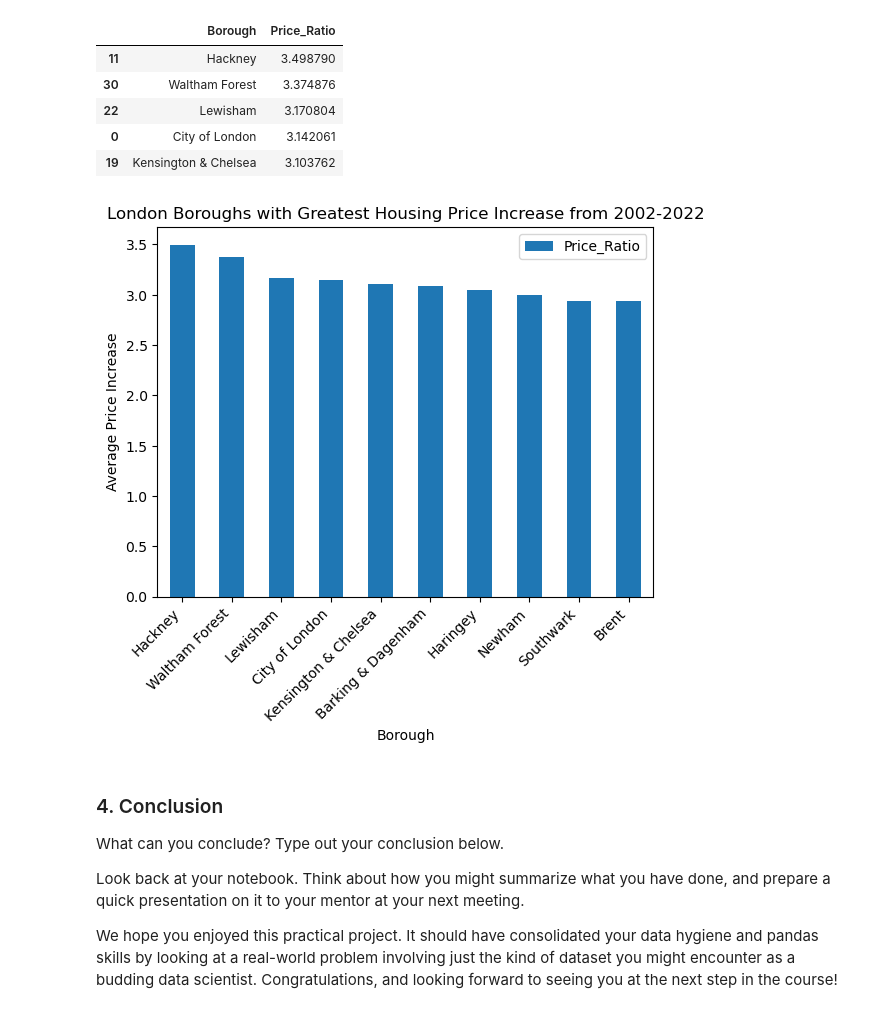
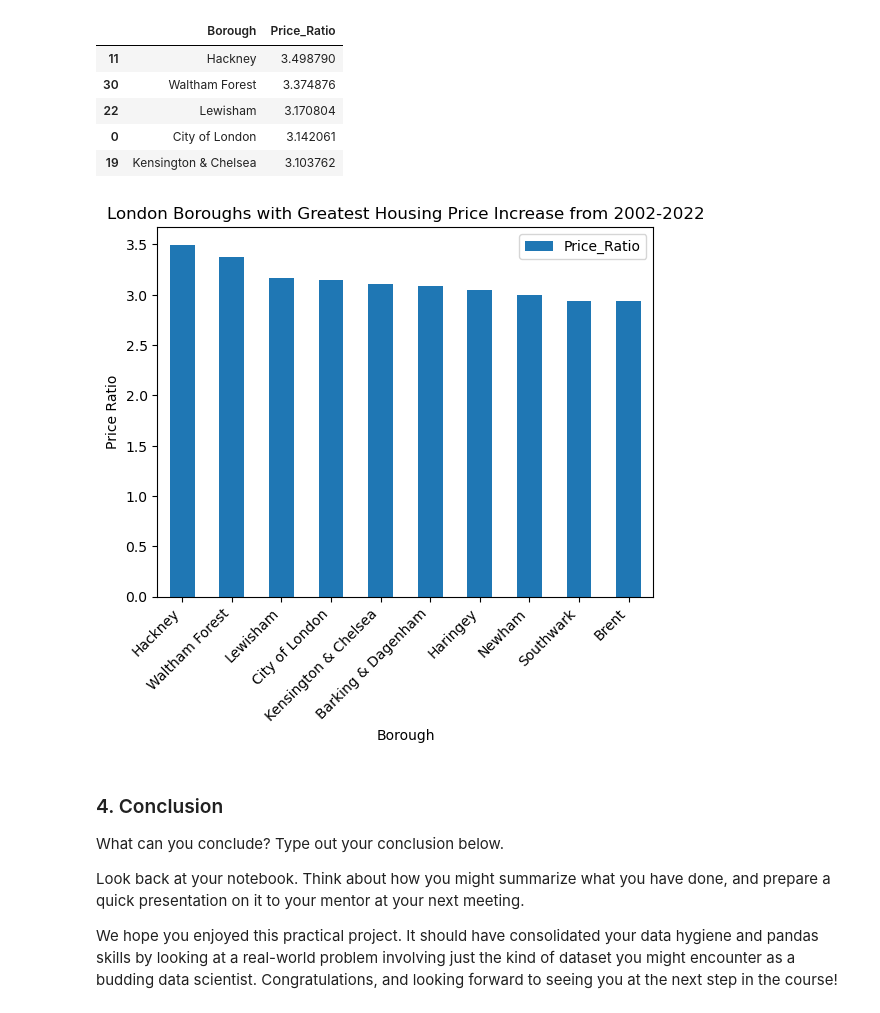
Before and after one commit to KimSB80/Springboard-Case-Studies, a Jupyter notebook: Unit4Challenge-Tier3.ipynb, the cells around one changed output. Saved outputs shown, nothing was run; the diff lists cells and outputs as text; code cells hidden in the pictures.

```diff
--- a/Unit4Challenge-Tier3.ipynb
+++ b/Unit4Challenge-Tier3.ipynb
@@ -456,11 +456,11 @@ price_ratios_sorted.head()
 # %%
 # Plot the data
 ratio_plot = price_ratios_sorted[:10].plot(kind='bar', x='Borough', y='Price_Ratio', title='London Boroughs with Greatest Housing Price Increase from 2002-2022')
-ratio_plot.set_ylabel('Average Price Increase')
+ratio_plot.set_ylabel('Price Ratio')
 plt.xticks(rotation = 45, ha='right')
 plt.show()
 # %% [output]
-[figure, old version]
+[figure, new version]
 # %% [markdown]
 ### 4. Conclusion
 What can you conclude? Type out your conclusion below.
```
Also changed, not shown: parts of 1 cell of this notebook.
